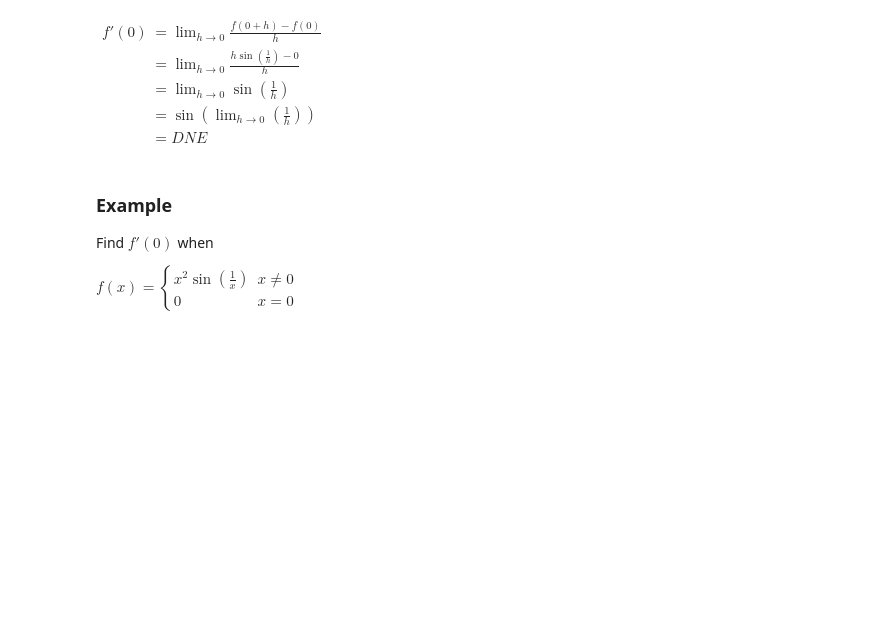
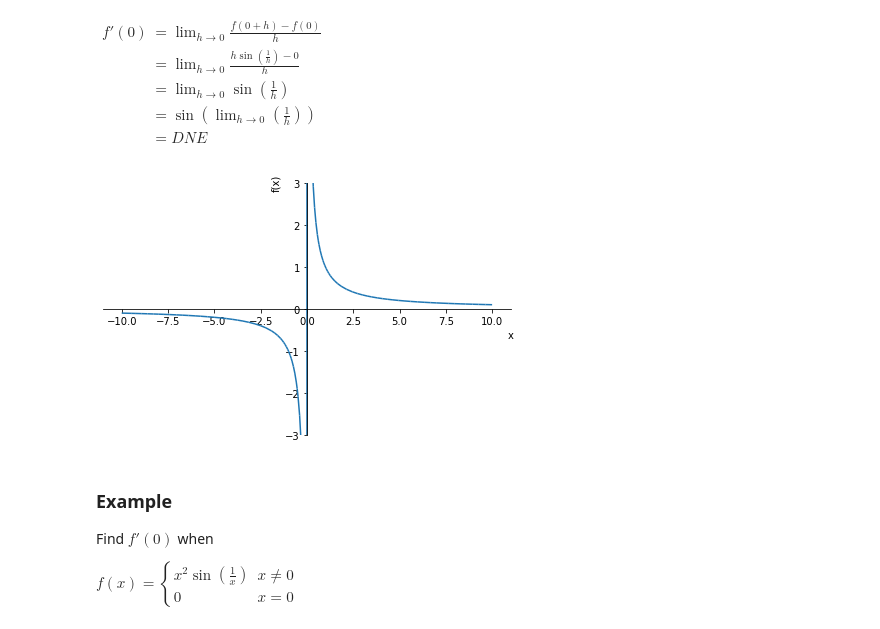
Before and after one commit to PaulToronto/Johns-Hopkins-Coursera-Applied-Calculus-With-Python, a Jupyter notebook: 3_2_The_Derivative.ipynb, the cells around one changed output. Saved outputs shown, nothing was run; the diff lists cells and outputs as text; code cells hidden in the pictures; blank space fills up the shorter version.

```diff
--- a/3_2_The_Derivative.ipynb
+++ b/3_2_The_Derivative.ipynb
@@ -174,6 +174,11 @@ f'(0) &= \lim_{h \to 0} \frac{f(0 + h) - f(0)}{h} \\
 &= DNE
 \end{align}
 $
+# %%
+x = sym.symbols('x')
+sym.plot(1/x, ylim=[-3, 3]);
+# %% [output]
+[figure, added]
 # %% [markdown]
 ### Example
 
```
Also changed, not shown: parts of 24 cells of this notebook.
